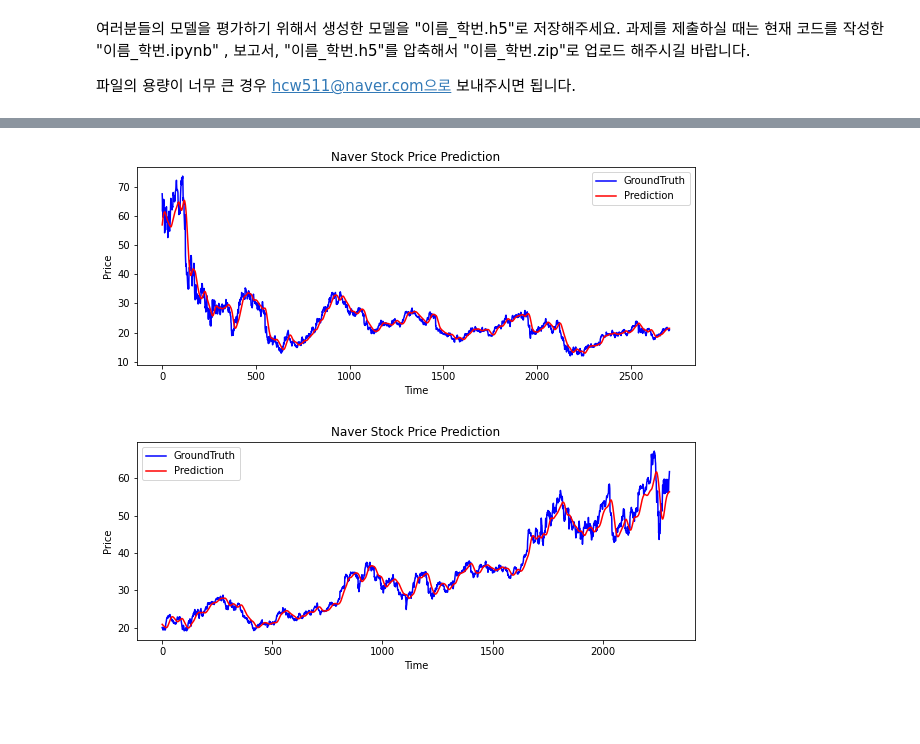
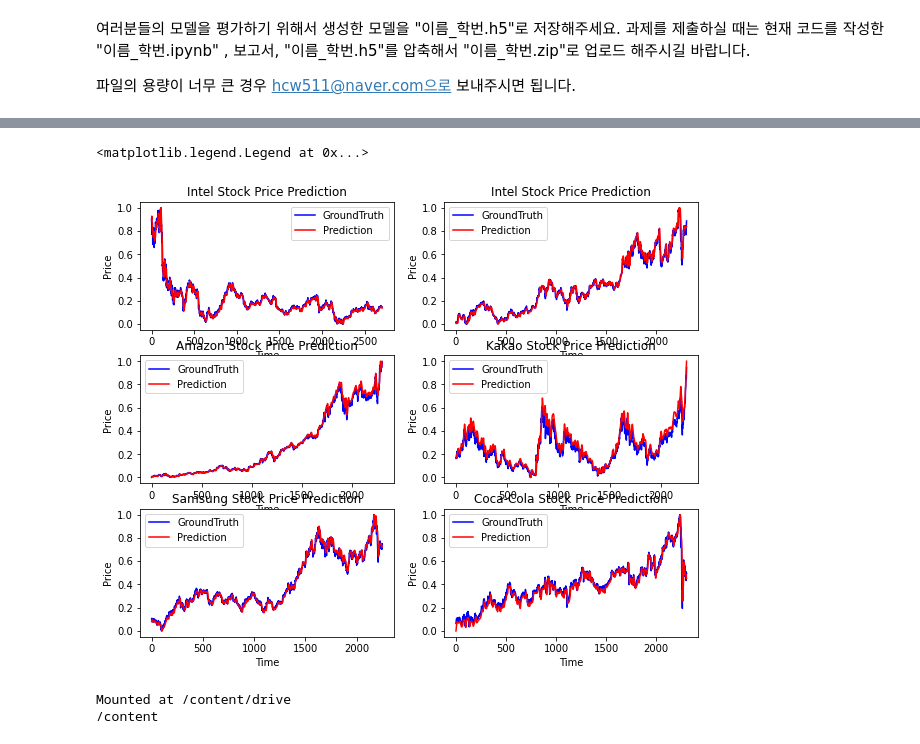
Before and after one commit to woonghee97/deep_learning, a Jupyter notebook: MiniProj_2.ipynb, the cells around one changed output, grey strips where cells are left out. Cells and saved outputs as stored; diff of their text form; code cells hidden in the pictures; blank space fills up the shorter version.

Commit message:
Colaboratory를 통해 생성됨

```diff
--- a/MiniProj_2.ipynb
+++ b/MiniProj_2.ipynb
@@ -536,21 +649,58 @@ print("평균 test error:",mean_test_error)
 # %%
-plt.subplot(2, 1, 1)
-plt.plot(training_set[59:-1,:], color = 'blue', label = 'GroundTruth')
-plt.plot(predicted_X_train, color = 'red', label = 'Prediction')
+plt.subplot(3, 2, 1)
+plt.plot(training_set_scaled[59:-1,:], color = 'blue', label = 'GroundTruth')
+plt.plot(predicted_X_train_scaled, color = 'red', label = 'Prediction')
 plt.title('Intel Stock Price Prediction')
 plt.xlabel('Time')
 plt.ylabel('Price')
 plt.legend()
-plt.show()
 
-plt.subplot(2, 1, 2)
-plt.plot(test_set[59:-1,:], color = 'blue', label = 'GroundTruth')
-plt.plot(predcited_X_test, color = 'red', label = 'Prediction')
+plt.subplot(3, 2, 2)
+plt.plot(test_set_scaled[59:-1,:], color = 'blue', label = 'GroundTruth')
+plt.plot(predicted_X_test_scaled, color = 'red', label = 'Prediction')
 plt.title('Intel Stock Price Prediction')
 plt.xlabel('Time')
 plt.ylabel('Price')
 plt.legend()
-plt.show()
+
+plt.subplot(3, 2, 3)
+plt.plot(test_set2_scaled[59:-1,:], color = 'blue', label = 'GroundTruth')
+plt.plot(predicted_X_test2_scaled, color = 'red', label = 'Prediction')
+plt.title('Amazon Stock Price Prediction')
+plt.xlabel('Time')
+plt.ylabel('Price')
+plt.legend()
+
+plt.subplot(3, 2, 4)
+plt.plot(test_set3_scaled[59:-1,:], color = 'blue', label = 'GroundTruth')
+plt.plot(predicted_X_test3_scaled, color = 'red', label = 'Prediction')
+plt.title('Kakao Stock Price Prediction')
+plt.xlabel('Time')
+plt.ylabel('Price')
+plt.legend()
+
+plt.subplot(3, 2, 5)
+plt.plot(test_set4_scaled[59:-1,:], color = 'blue', label = 'GroundTruth')
+plt.plot(predicted_X_test4_scaled, color = 'red', label = 'Prediction')
+plt.title('Samsung Stock Price Prediction')
+plt.xlabel('Time')
+plt.ylabel('Price')
+plt.legend()
+
+plt.subplot(3, 2, 6)
+plt.plot(test_set5_scaled[59:-1,:], color = 'blue', label = 'GroundTruth')
+plt.plot(predicted_X_test5_scaled, color = 'red', label = 'Prediction')
+plt.title('Coca-Cola Stock Price Prediction')
+plt.xlabel('Time')
+plt.ylabel('Price')
+plt.legend()
 # %% [output]
+<matplotlib.legend.Legend at 0x...>
-[figure, old version]
+[figure, new version]
-[figure, removed]
+# %%
+from google.colab import drive
+drive.mount('/content/drive')
+! pwd
+# %% [output]
+Mounted at /content/drive
+/content
```
Also changed, not shown: parts of 7 cells of this notebook.
